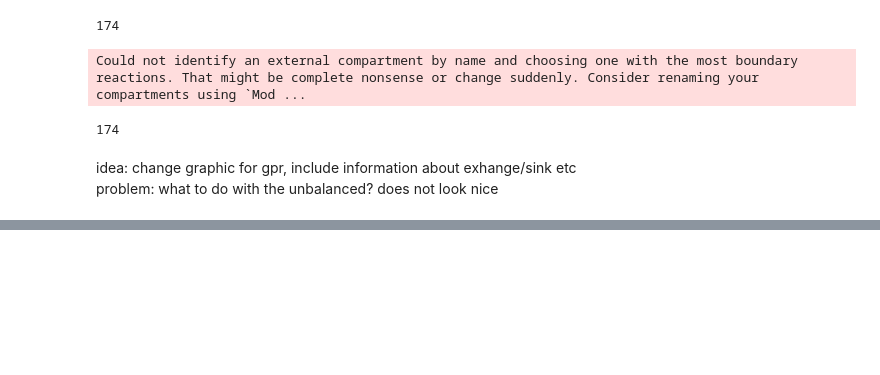
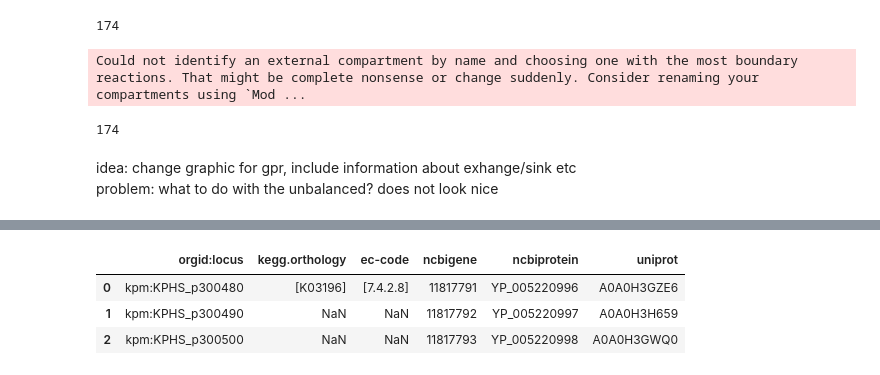
Before and after one commit to draeger-lab/refinegems, a Jupyter notebook: dev/CB_under_construction.ipynb, the cells around one changed output, grey strips where cells are left out. Cells and saved outputs as stored; diff of their text form; code cells hidden in the pictures; blank space fills up the shorter version.

```diff
--- a/dev/CB_under_construction.ipynb
+++ b/dev/CB_under_construction.ipynb
@@ -352,0 +411,2 @@ problem: what to do with the unbalanced? does not look nice
+# %%
+gene_table.columns = ['orgid:locus','CDS','position','protein']
@@ -352,0 +429,38 @@ problem: what to do with the unbalanced? does not look nice
+# %%
+genes_not_in_model = gene_table[~gene_table['orgid:locus'].isin(genes_in_model['orgid:locus'])]
+# %%
+testset = genes_not_in_model.iloc[345:348,0]
+# %%
+def parse_KEGG_gene(locus_tag):
+
+    gene_info = dict()
+    gene_info['orgid:locus'] = locus_tag
+
+    # retireve KEGG gene entry
+    k = KEGG()
+    gene_entry = k.parse(k.get(locus_tag))
+
+    if 'ORTHOLOGY' in gene_entry.keys():
+        # gett KEGG orthology ID
+        kegg_orthology = list(gene_entry['ORTHOLOGY'].keys())
+        gene_info['kegg.orthology'] = kegg_orthology
+        # get EC number
+        ec_numbers = [re.search('(?<=EC:).*(?=\])',_).group(0) for _ in gene_entry['ORTHOLOGY'].values() if re.search('(?<=EC:).*(?=\])',_)]
+        gene_info['ec-code'] = ec_numbers
+
+    # get more information about connections to other databases
+    if 'DBLINKS' in gene_entry.keys():
+        for dbname, ids in gene_entry['DBLINKS'].items():
+            conform_dbname = re.sub(pattern='(NCBI)(.*)(ID$)', repl='\\1\\2',string=dbname) # Remove ID if NCBI in name
+            conform_dbname = re.sub('[^\w]','',conform_dbname) # remove special signs except underscore
+            conform_dbname = conform_dbname.lower() # make lower case
+            gene_info[conform_dbname] = ids
+
+    return gene_info
+# %%
+pd.DataFrame.from_dict(list(testset.apply(parse_KEGG_gene)))
+# %% [output]
+|  | orgid:locus | kegg.orthology | ec-code | ncbigene | ncbiprotein | uniprot |
+| 0 | kpm:KPHS_p300480 | [K03196] | [7.4.2.8] | 11817791 | YP_005220996 | A0A0H3GZE6 |
+| 1 | kpm:KPHS_p300490 | NaN | NaN | 11817792 | YP_005220997 | A0A0H3H659 |
+| 2 | kpm:KPHS_p300500 | NaN | NaN | 11817793 | YP_005220998 | A0A0H3GWQ0 |
```
Also changed, not shown: parts of 13 cells of this notebook, 6 other files.
